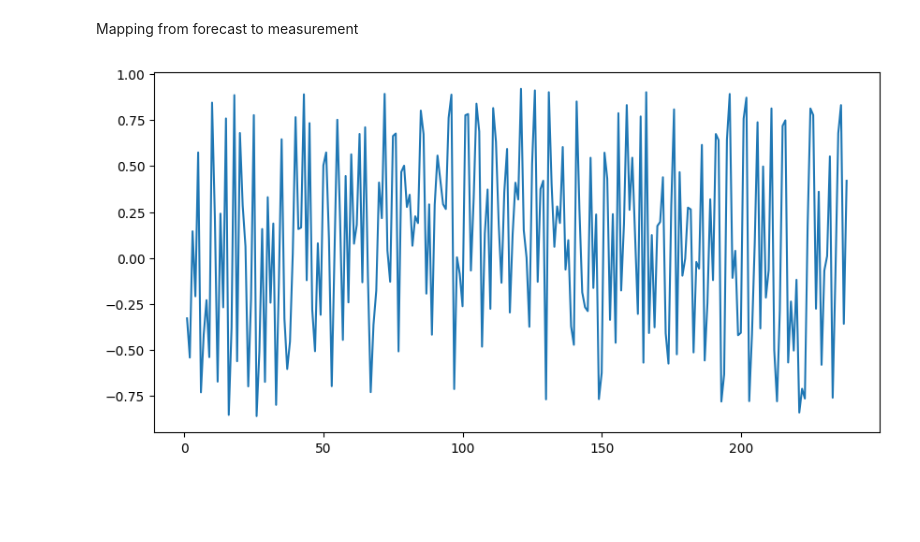
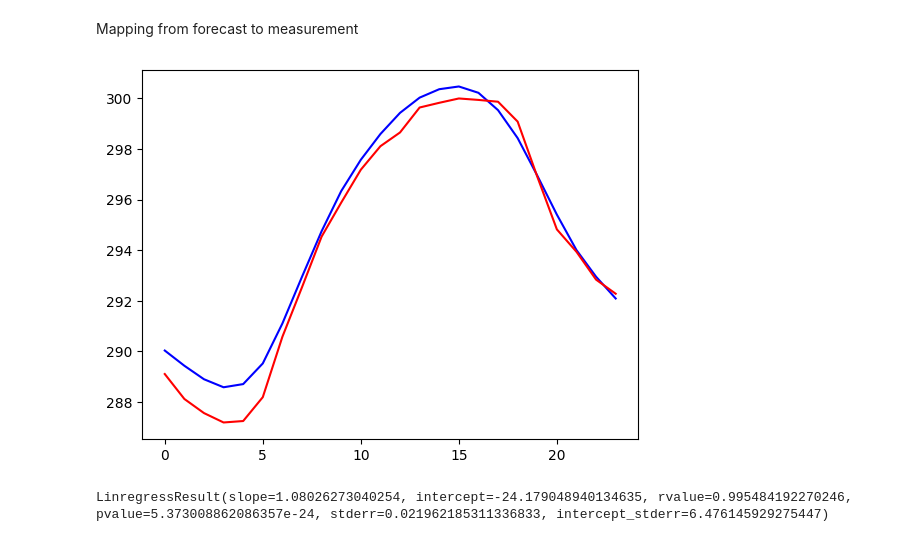
Before and after one commit to Fohlen/weather_experiment, a Jupyter notebook: analysis/Regression.ipynb, the cells around one changed output. Cells and saved outputs as stored; diff of their text form; code cells hidden in the pictures; blank space fills up the shorter version.

Commit message:
Mean of mean

```diff
--- a/analysis/Regression.ipynb
+++ b/analysis/Regression.ipynb
@@ -57,31 +57,14 @@ rows = df_measure[
 
 measure_times = rows.recorded_at.unique().tolist()
 
+rows_measure_time = []
+
+parameter = "temperature_air_mean_2m"
 
 for measure_time in measure_times:
-    parameter = "temperature_air_mean_2m"
-
     forecast_rows_measure_time = df_forecasts[
         (df_forecasts["forecast_time"] == measure_time) &
-        (df_forecasts["parameter"] == reverse_parameter_mapping[parameter]) &
-        (df_forecasts["station_id"] == 10384)
+        (df_forecasts["parameter"] == reverse_parameter_mapping[parameter])
     ]
 
-    # (240 * stations)
-    rows_regression.append(forecast_rows_measure_time.value.tolist())
-
-#(2400
-
-#for n in range(1, 241):
-#    filter_time = measure_time - pd.Timedelta(hours=n)
-
-#    forecast_rows = forecast_rows_measure_time[
-#     (forecast_rows_measure_time["recorded_at"] == filter_time)
-#    ]
-#    print(forecast_rows.shape)
-#    value = forecast_rows.value.mean()
-
-#    regression_rows.append((value, n, measure_time, parameter))
-
-#regression_df = pd.DataFrame(regression_rows, columns=["value", "n", "measure_time", "parameter"])
-#print(regression_df.head())
+    rows_measure_time.append(forecast_rows_measure_time.groupby(forecast_rows_measure_time.recorded_at).value.mean().mean())
@@ -93,18 +70,0 @@ y = rows[rows["station_id"] == 433].groupby(rows.recorded_at.dt.hour).value.mean
-# %%
-import matplotlib.pyplot as plt
-from scipy import stats
-
-xs = list(range(1, 239))
-ys = []
-
-for n in xs:
-    result = stats.linregress(X[n, :], y)
-    ys.append(result.rvalue)
-
-fig, ax = plt.subplots(figsize=(10, 5))
-plt.plot(xs, ys)
-#plt.yscale("log")
-
-plt.show()
-# %% [output]
-[figure, removed]
@@ -114,0 +71,15 @@ y
+# %%
+import matplotlib.pyplot as plt
+
+y = rows.groupby(rows.recorded_at.dt.hour).value.mean().to_numpy()
+plt.plot(rows_measure_time, c="b")
+plt.plot(y, c="r")
+plt.show()
+# %% [output]
+[figure, added]
+# %%
+from scipy import stats
+
+stats.linregress(rows_measure_time, y)
+# %% [output]
+LinregressResult(slope=1.08026273040254, intercept=-24.179048940134635, rvalue=0.995484192270246, pvalue=5.373008862086357e-24, stderr=0.021962185311336833, intercept_stderr=6.476145929275447)
```
Also changed, not shown: parts of 4 cells of this notebook.
